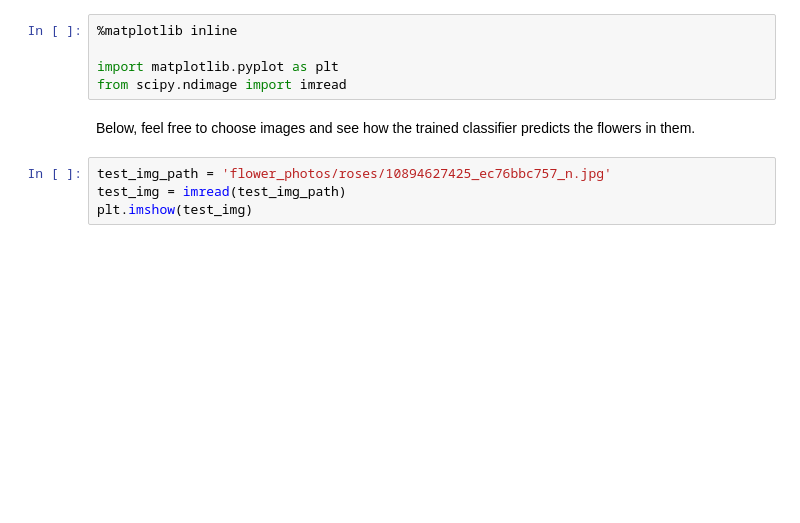
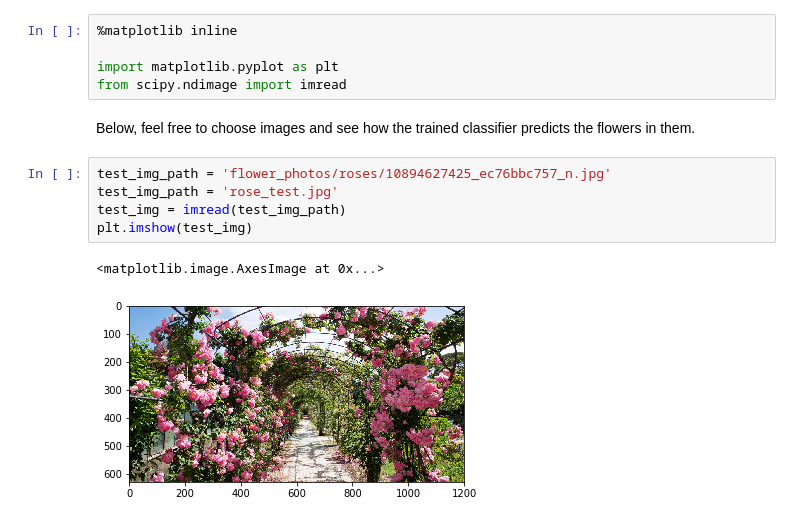
Before and after one commit to anoff/nd101, a Jupyter notebook: transfer-learning/Transfer_Learning.ipynb, the cells around one changed output. Cells and saved outputs as stored; diff of their text form; blank space fills up the shorter version.

```diff
--- a/transfer-learning/Transfer_Learning.ipynb
+++ b/transfer-learning/Transfer_Learning.ipynb
@@ -340,5 +434,9 @@ from scipy.ndimage import imread
 Below, feel free to choose images and see how the trained classifier predicts the flowers in them.
 # %%
 test_img_path = 'flower_photos/roses/10894627425_ec76bbc757_n.jpg'
+test_img_path = 'rose_test.jpg'
 test_img = imread(test_img_path)
 plt.imshow(test_img)
+# %% [output]
+<matplotlib.image.AxesImage at 0x...>
+[figure, added]
```
Also changed, not shown: parts of 19 cells of this notebook, 4 other files.
